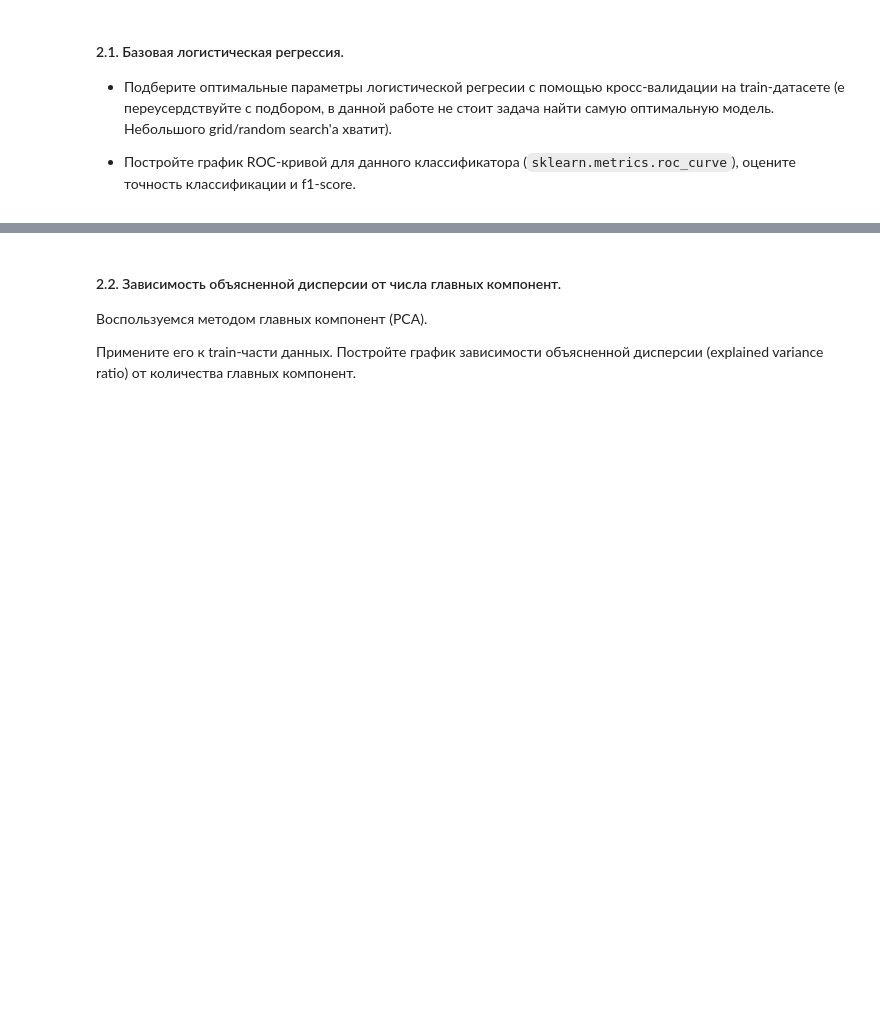
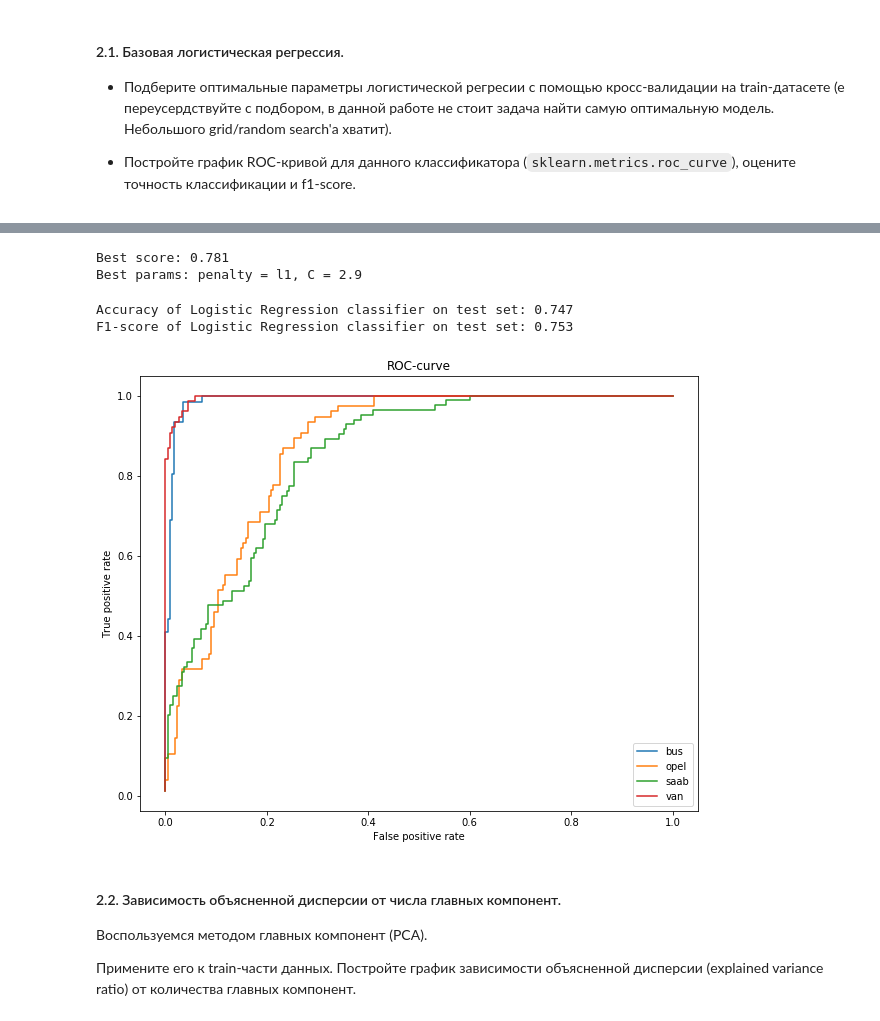
Before and after one commit to KrasnikovRoman/ml-mipt-homeworks, a Jupyter notebook: lab#1/Lab1_Linear_and_Ensembles.ipynb, the cells around one changed output, grey strips where cells are left out. Cells and saved outputs as stored; diff of their text form; code cells hidden in the pictures; blank space fills up the shorter version.

```diff
--- a/lab#1/Lab1_Linear_and_Ensembles.ipynb
+++ b/lab#1/Lab1_Linear_and_Ensembles.ipynb
@@ -103,3 +130,54 @@ memory usage: 81.6 KB
+# %%
+print('Best score: {:.3f}'.format(gc.best_score_))
+print('Best params: penalty = {:}, C = {:.1f}'.format(gc.best_params_['penalty'], gc.best_params_['C']))
+# %% [output]
+Best score: 0.781
+Best params: penalty = l1, C = 2.9
+# %%
+# Обучим LR с помощью найденных оптимальных параметров
+lr = LogisticRegression(solver='saga', max_iter=10000, multi_class='multinomial', n_jobs=-1, penalty='l1', C=2.9)
+lr.fit(X_train, y_train)
+predictions = lr.predict(X_test)
+
+print('Accuracy of Logistic Regression classifier on test set: {:.3f}'.format(
+    accuracy_score(y_true=y_test, y_pred=predictions)))
+print('F1-score of Logistic Regression classifier on test set: {:.3f}'.format(
+    f1_score(y_true=y_test, y_pred=predictions, average='macro')))
+# %% [output]
+Accuracy of Logistic Regression classifier on test set: 0.747
+F1-score of Logistic Regression classifier on test set: 0.753
+# %%
+def binarize(X_test, y_test, estimator):
+    bus_true = np.where(y_test == 'bus', 1, 0)
+    opel_true = np.where(y_test == 'opel', 1, 0)
+    saab_true = np.where(y_test == 'saab', 1, 0)
+    van_true = np.where(y_test == 'van', 1, 0)
+
+    proba = estimator.predict_proba(X_test)
+
+    bus_proba = proba[:, 0]
+    opel_proba = proba[:, 1]
+    saab_proba = proba[:, 2]
+    van_proba = proba[:, 3]
+    return [bus_true, opel_true, saab_true, van_true], [bus_proba, opel_proba, saab_proba, van_proba]
+# %%
+# Построим ROC-кривую
+def plot_roc_curve(X_test, y_test, lr):
+    actuals, probas = binarize(X_test, y_test, lr)
+    plt.figure(figsize=(10, 8))
+    plt.xlabel('False positive rate')
+    plt.ylabel('True positive rate')
+    plt.title('ROC-curve')
+
+    for actual, proba, description in zip(actuals, probas, ['bus', 'opel', 'saab', 'van']):
+        fpr, tpr, _ = roc_curve(actual, proba)
+        plt.plot(fpr, tpr, label=description)
+    plt.legend()
+    plt.show()
+
+plot_roc_curve(X_test, y_test, lr)
+# %% [output]
+[figure, added]
 # %% [markdown]
 #### 2.2. Зависимость объясненной дисперсии от числа главных компонент.
 Воспользуемся методом главных компонент (PCA).
```
Also changed, not shown: parts of 25 cells of this notebook.
